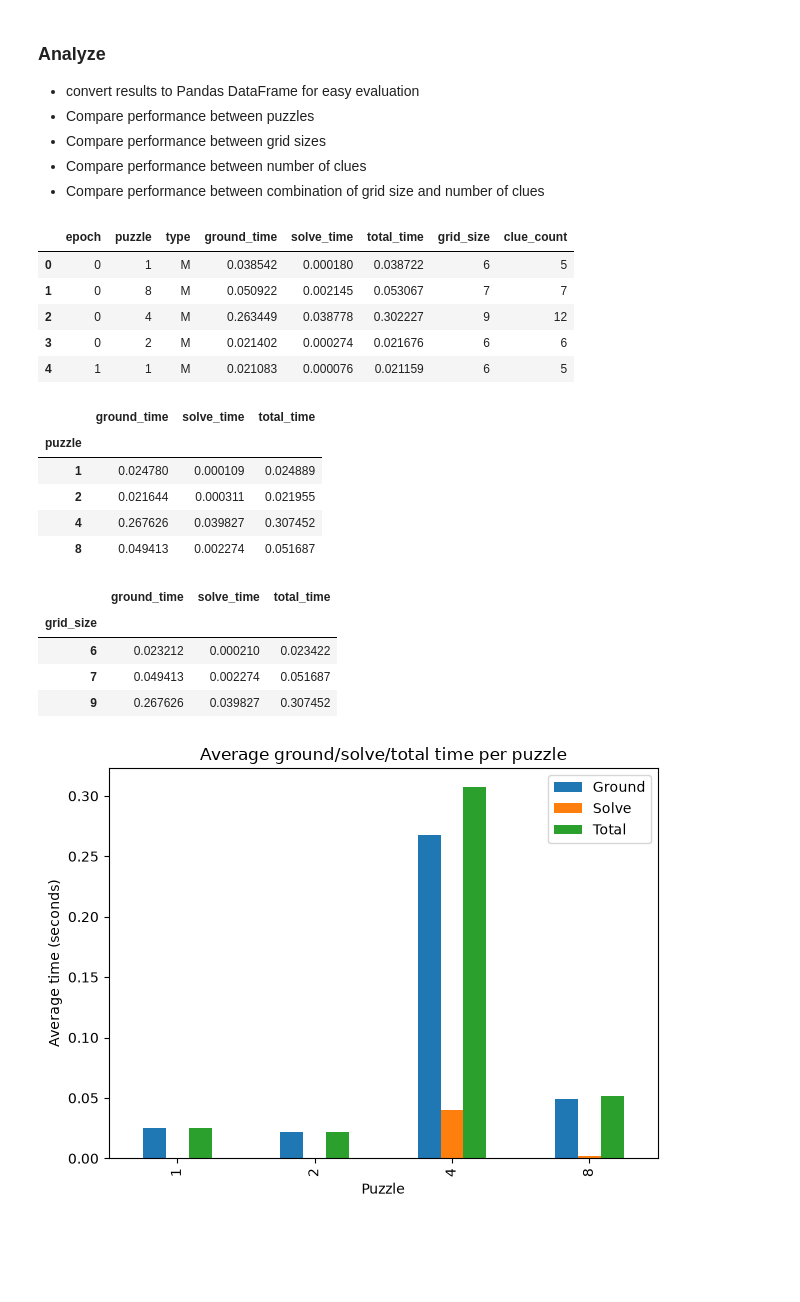
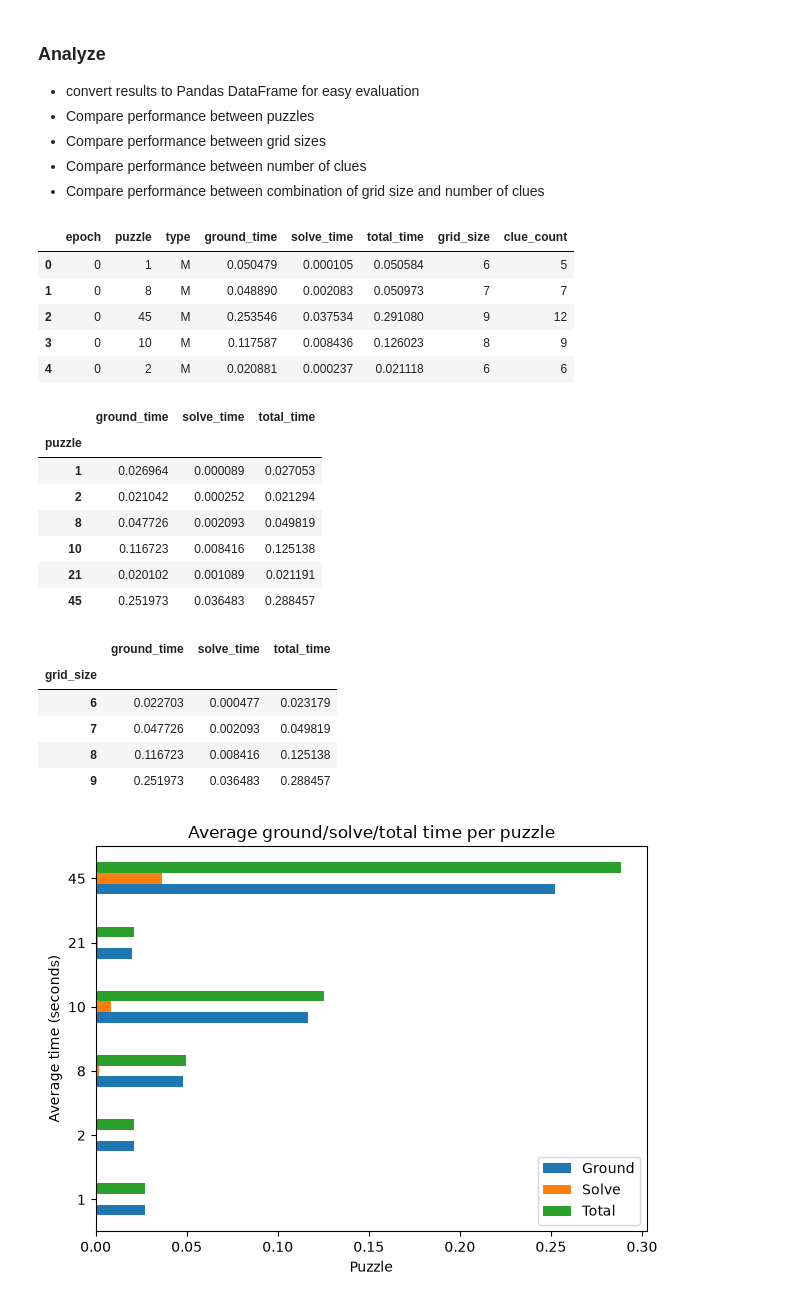
Before and after one commit to jurgendevries-ou-student/murdoku-solve, a Jupyter notebook: extraction/run/experiment.ipynb, the cells around one changed output. Saved outputs shown, nothing was run; the diff lists cells and outputs as text; code cells hidden in the pictures; blank space fills up the shorter version.

```diff
--- a/extraction/run/experiment.ipynb
+++ b/extraction/run/experiment.ipynb
@@ -74,12 +74,12 @@ for i in range(epochs):
         print(f'Puzzle #{p}')
         puzzle_id = p.stem.removeprefix("puzzle")
         puzzle_type = puzzle_id[0]
-        puzzle_num = puzzle_id[1]
+        puzzle_num = int(puzzle_id[1:])
         result, ground_time, solve_time, grid_size, clue_count = solve_puzzle(puzzle_id)
         results.append({
             'epoch': i,
             'puzzle': puzzle_num,
-            'type': puzzle_type, # TODO: add automated puzzles with 'type': 'A' instead of 'M' for manual
+            'type': puzzle_type, # automated puzzles with 'type': 'A' manual with 'M', comes from file names.
             'ground_time': ground_time,
             'solve_time': solve_time,
             'total_time': ground_time + solve_time,
@@ -130,37 +130,40 @@ df = pd.DataFrame(results)
 df.head()
 # %% [output]
 |  | epoch | puzzle | type | ground_time | solve_time | total_time | grid_size | clue_count |
-| 0 | 0 | 1 | M | 0.038542 | 0.000180 | 0.038722 | 6 | 5 |
-| 1 | 0 | 8 | M | 0.050922 | 0.002145 | 0.053067 | 7 | 7 |
-| 2 | 0 | 4 | M | 0.263449 | 0.038778 | 0.302227 | 9 | 12 |
-| 3 | 0 | 2 | M | 0.021402 | 0.000274 | 0.021676 | 6 | 6 |
-| 4 | 1 | 1 | M | 0.021083 | 0.000076 | 0.021159 | 6 | 5 |
+| 0 | 0 | 1 | M | 0.050479 | 0.000105 | 0.050584 | 6 | 5 |
+| 1 | 0 | 8 | M | 0.048890 | 0.002083 | 0.050973 | 7 | 7 |
+| 2 | 0 | 45 | M | 0.253546 | 0.037534 | 0.291080 | 9 | 12 |
+| 3 | 0 | 10 | M | 0.117587 | 0.008436 | 0.126023 | 8 | 9 |
+| 4 | 0 | 2 | M | 0.020881 | 0.000237 | 0.021118 | 6 | 6 |
 # %%
 df.groupby('puzzle')[['ground_time', 'solve_time', 'total_time']].mean()
 # %% [output]
 |  | ground_time | solve_time | total_time |
 | puzzle |  |  |  |
-| 1 | 0.024780 | 0.000109 | 0.024889 |
-| 2 | 0.021644 | 0.000311 | 0.021955 |
-| 4 | 0.267626 | 0.039827 | 0.307452 |
-| 8 | 0.049413 | 0.002274 | 0.051687 |
+| 1 | 0.026964 | 0.000089 | 0.027053 |
+| 2 | 0.021042 | 0.000252 | 0.021294 |
+| 8 | 0.047726 | 0.002093 | 0.049819 |
+| 10 | 0.116723 | 0.008416 | 0.125138 |
+| 21 | 0.020102 | 0.001089 | 0.021191 |
+| 45 | 0.251973 | 0.036483 | 0.288457 |
 # %%
 df.groupby('grid_size')[['ground_time', 'solve_time', 'total_time']].mean()
 # %% [output]
 |  | ground_time | solve_time | total_time |
 | grid_size |  |  |  |
-| 6 | 0.023212 | 0.000210 | 0.023422 |
-| 7 | 0.049413 | 0.002274 | 0.051687 |
-| 9 | 0.267626 | 0.039827 | 0.307452 |
+| 6 | 0.022703 | 0.000477 | 0.023179 |
+| 7 | 0.047726 | 0.002093 | 0.049819 |
+| 8 | 0.116723 | 0.008416 | 0.125138 |
+| 9 | 0.251973 | 0.036483 | 0.288457 |
 # %%
-df.groupby('puzzle')[['ground_time','solve_time','total_time']].mean().plot(kind='bar')
+df.groupby('puzzle')[['ground_time','solve_time','total_time']].mean().plot(kind='barh')
 
 plt.xlabel('Puzzle')
 plt.ylabel('Average time (seconds)')
 plt.title('Average ground/solve/total time per puzzle')
 plt.legend(['Ground', 'Solve', 'Total'])
 plt.tight_layout()
 plt.show()
 # %% [output]
-[figure, old version]
+[figure, new version]
 # %%
```
Also changed, not shown: parts of 4 cells of this notebook, 8 other files.
